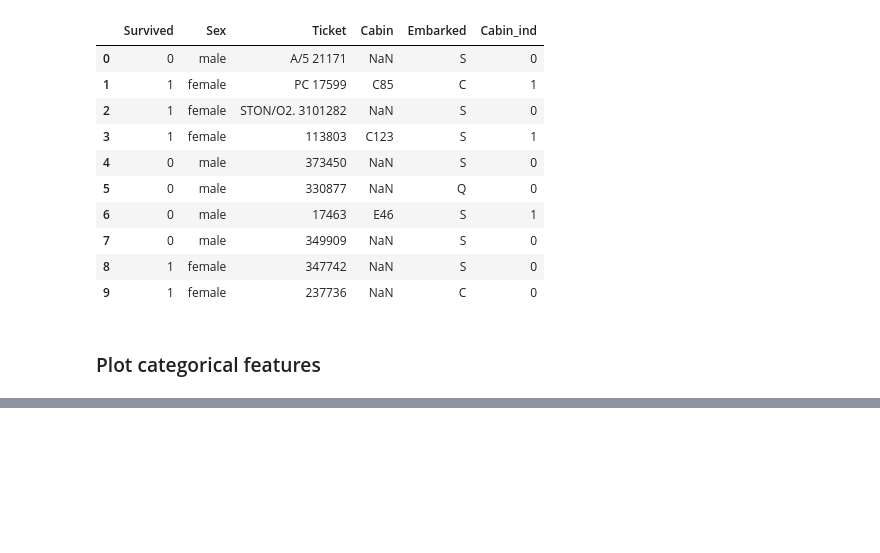
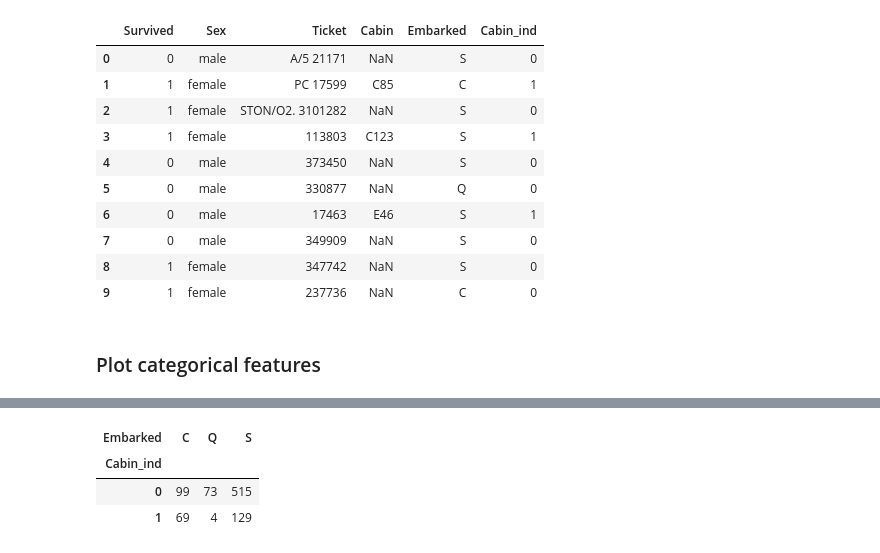
Before and after one commit to xuhangc/study, a Jupyter notebook: Note/ML/Applied Machine Learning Foundations/02_05 - 02_06.ipynb, the cells around one changed output, grey strips where cells are left out. Cells and saved outputs as stored; diff of their text form; code cells hidden in the pictures; blank space fills up the shorter version.

```diff
--- a/Note/ML/Applied Machine Learning Foundations/02_05 - 02_06.ipynb
+++ b/Note/ML/Applied Machine Learning Foundations/02_05 - 02_06.ipynb
@@ -96,0 +109,7 @@ for i, col in enumerate(['Cabin_ind', 'Sex', 'Embarked']):
+# %%
+titanic.pivot_table('Survived', index='Cabin_ind', columns='Embarked', aggfunc='count')
+# %% [output]
+| Embarked | C | Q | S |
+| Cabin_ind |  |  |  |
+| 0 | 99 | 73 | 515 |
+| 1 | 69 | 4 | 129 |
```
Also changed, not shown: parts of 2 cells of this notebook.
